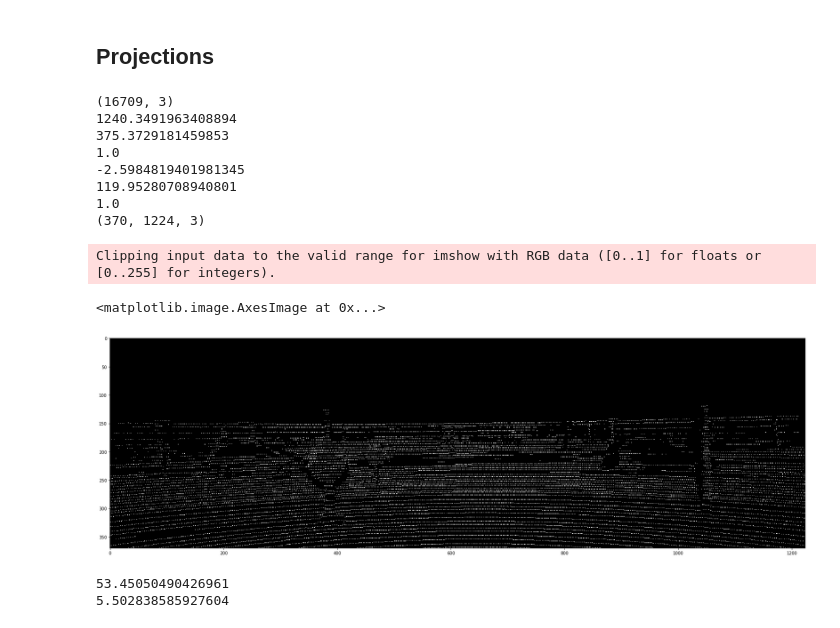
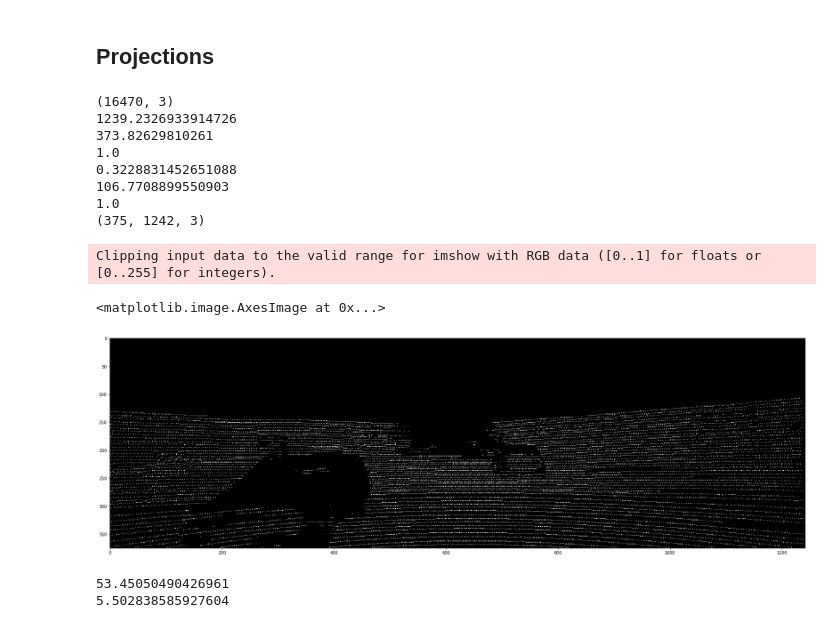
Before and after one commit to divatekodand/cs838_project, a Jupyter notebook: monodepth2/depth_prediction_example.ipynb, the cells around one changed output. Cells and saved outputs as stored; diff of their text form; code cells hidden in the pictures.

```diff
--- a/monodepth2/depth_prediction_example.ipynb
+++ b/monodepth2/depth_prediction_example.ipynb
@@ -68,3 +102,24 @@ print(feed_width,  " ", feed_height)
 640   192
 # %% [markdown]
 ## Prediction using the PyTorch model
+# %%
+import scipy.io as sio
+
+
+tensors_file = './tensors.mat'
+tensor_dict = sio.loadmat(tensors_file)
+input_color = tensor_dict["input_color"]
+input_depth = tensor_dict["input_depth"]
+icolor = torch.tensor(input_color, dtype=torch.float32)
+idepth = torch.tensor(input_depth, dtype=torch.float32)
+pdb.set_trace()
+with torch.no_grad():
+    features = encoder(icolor[0:1, :, :, :], idepth[0:1, :,:,:])
+    for f in features:
+        print(f.shape)
+    outputs = depth_decoder(features)
+
+disp = outputs[("disp", 0)]
+
+plt.figure(figsize=(20, 20))
+plt.imshow(idepth[0,0,:,:].numpy())
@@ -212,46 +286,46 @@ lidar_path = "../data_sample/000039_pc_crop.mat"
 image_path2 = "../data_sample/006656/006656.png"
 lidar_path2 = "../data_sample/006656/lidar_cropped.mat"
 
-input_image = np.array(pil.open(image_path2).convert('RGB'))
+kitti_image = np.array(pil.open(image_path).convert('RGB'))
 
-pc = sio.loadmat(lidar_path2)['val']
+pc = sio.loadmat(lidar_path)['val']
 cpoints, ipoints = kitti_lidar_to_camera(pc)
 # %%
 
 print(cpoints.shape)
 # for cpoint in cpoints:
 #     print(cpoint)
 print(np.max(ipoints[:, 0]))
 print(np.max(ipoints[:, 1]))
 print(np.max(ipoints[:, 2]))
 print(np.min(ipoints[:, 0]))
 print(np.min(ipoints[:, 1]))
 print(np.min(ipoints[:, 2]))
 
-print(input_image.shape)
+print(kitti_image.shape)
 
-lidar_image = np.zeros(tuple(input_image.shape))
+kitti_lidar = np.zeros(tuple(kitti_image.shape))
 
 for i in range(ipoints.shape[0]):
     y = floor(ipoints[i, 1])
     x = floor(ipoints[i, 0])
-    if x < lidar_image.shape[1] and y < lidar_image.shape[0]:
-        lidar_image[y, x, :] = floor(cpoints[i, 2])
+    if x < kitti_lidar.shape[1] and y < kitti_lidar.shape[0]:
+        kitti_lidar[y, x, :] = floor(cpoints[i, 2])
 
 plt.figure(figsize=(30, 30))
-plt.imshow(lidar_image)
+plt.imshow(kitti_lidar)
 # %% [output]
-(16709, 3)
-1240.3491963408894
-375.3729181459853
+(16470, 3)
+1239.2326933914726
+373.82629810261
 1.0
--2.5984819401981345
-119.95280708940801
+0.3228831452651088
+106.7708899550903
 1.0
-(370, 1224, 3)
+(375, 1242, 3)
 Clipping input data to the valid range for imshow with RGB data ([0..1] for floats or [0..255] for integers).
 <matplotlib.image.AxesImage at 0x...>
-[figure, old version]
+[figure, new version]
 # %%
 print(np.max(cpoints[:,2]))
 print(np.min(cpoints[:,2]))
```
Also changed, not shown: parts of 8 cells of this notebook, 3 other files.
